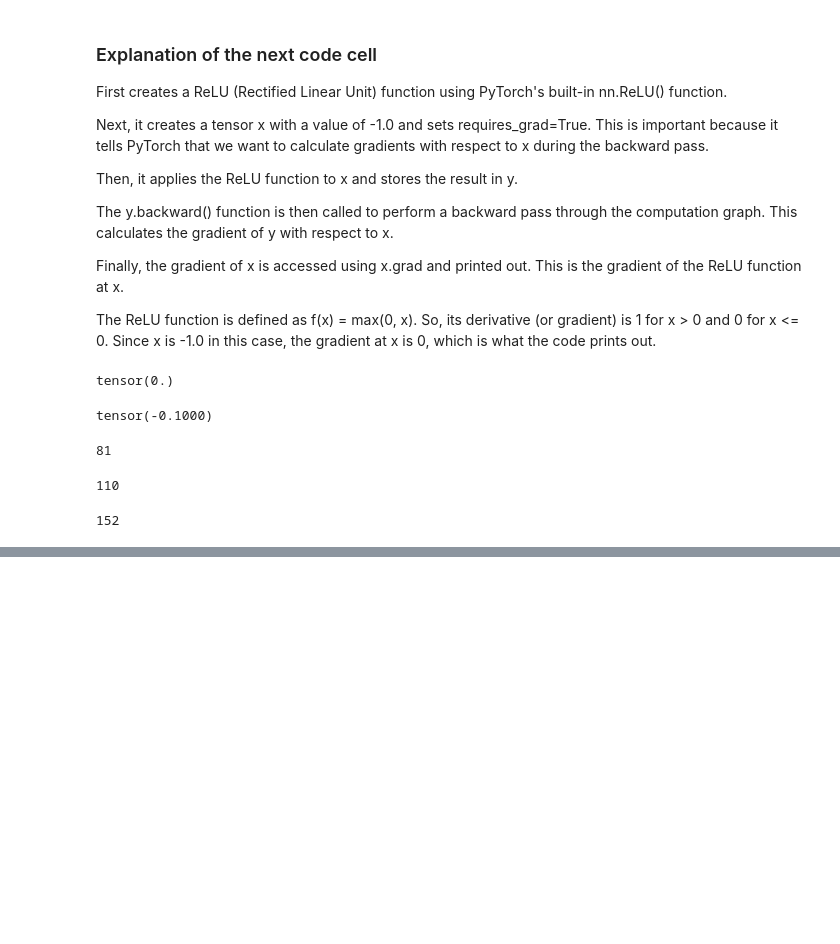
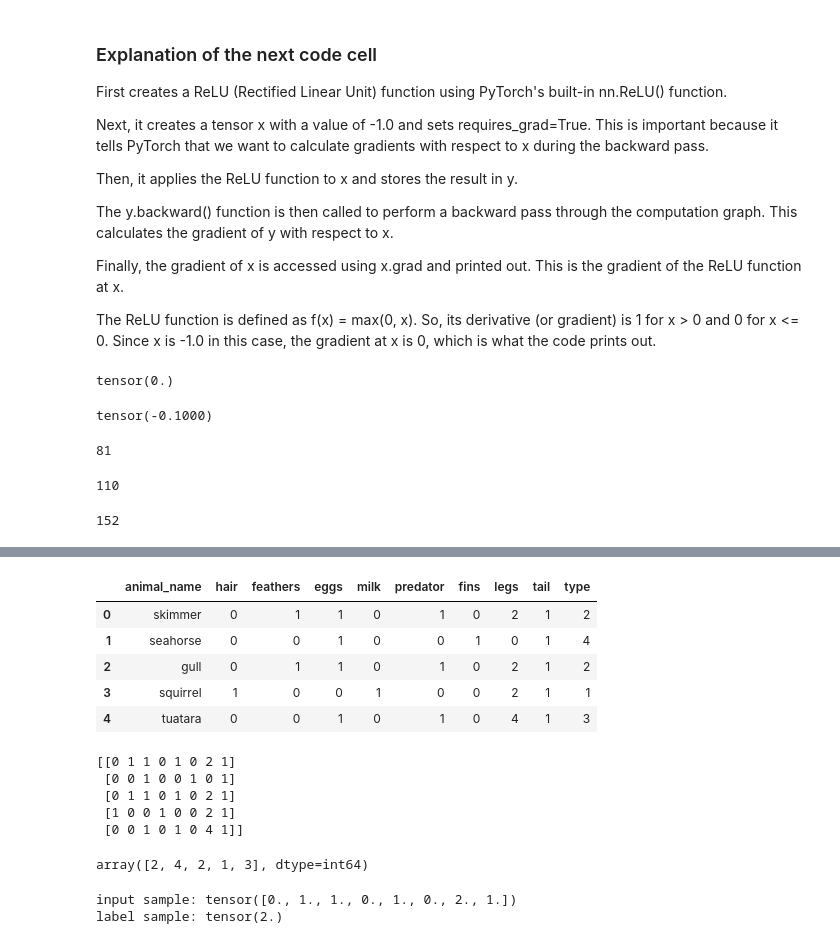
Before and after one commit to MichaelSzczepaniak/llmamd, a Jupyter notebook: references/pytorch_p01.ipynb, the cells around one changed output, grey strips where cells are left out. Saved outputs shown, nothing was run; the diff lists cells and outputs as text; code cells hidden in the pictures; blank space fills up the shorter version.

```diff
--- a/references/pytorch_p01.ipynb
+++ b/references/pytorch_p01.ipynb
@@ -488,0 +551,46 @@ print(calculate_capacity(model))
+# %%
+# lecture 12
+import pandas as pd
+# D:\Sync\ds_ml\Data Camp\DeepLearning, NLP, LLMs\Introduction to Deep Learning with PyTorch\data
+df_animals = pd.read_csv('D:\\Sync\\ds_ml\\Data Camp\\DeepLearning, NLP, LLMs\\Introduction to Deep Learning with PyTorch\\data\\animals.csv')
+df_animals  # different order so that the feature array looks the same as ch4, lec 12, slide 3/34
+# %% [output]
+|  | animal_name | hair | feathers | eggs | milk | predator | fins | legs | tail | type |
+| 0 | skimmer | 0 | 1 | 1 | 0 | 1 | 0 | 2 | 1 | 2 |
+| 1 | seahorse | 0 | 0 | 1 | 0 | 0 | 1 | 0 | 1 | 4 |
+| 2 | gull | 0 | 1 | 1 | 0 | 1 | 0 | 2 | 1 | 2 |
+| 3 | squirrel | 1 | 0 | 0 | 1 | 0 | 0 | 2 | 1 | 1 |
+| 4 | tuatara | 0 | 0 | 1 | 0 | 1 | 0 | 4 | 1 | 3 |
+# %%
+import numpy as np
+# Define input features
+features = df_animals.iloc[:, 1:-1]
+X = features.to_numpy()
+print(X)
+# %% [output]
+[[0 1 1 0 1 0 2 1]
+ [0 0 1 0 0 1 0 1]
+ [0 1 1 0 1 0 2 1]
+ [1 0 0 1 0 0 2 1]
+ [0 0 1 0 1 0 4 1]]
+# %%
+# Define target features (ground truth)
+target = df_animals.iloc[:, -1]
+y = target.to_numpy()
+y
+# %% [output]
+array([2, 4, 2, 1, 3], dtype=int64)
+# %%
+import torch
+from torch.utils.data import TensorDataset
+
+# instantiate dataset class
+dataset = TensorDataset(torch.tensor(X).float(), torch.tensor(y).float())
+# access an individual sample
+sample = dataset[0]
+input_sample, label_sample = sample  # dataset samples are stored as tuples
+print('input sample:', input_sample)
+print('label sample:', label_sample)
+# %% [output]
+input sample: tensor([0., 1., 1., 0., 1., 0., 2., 1.])
+label sample: tensor(2.)
```
Also changed, not shown: parts of 29 cells of this notebook, 4 other files.
